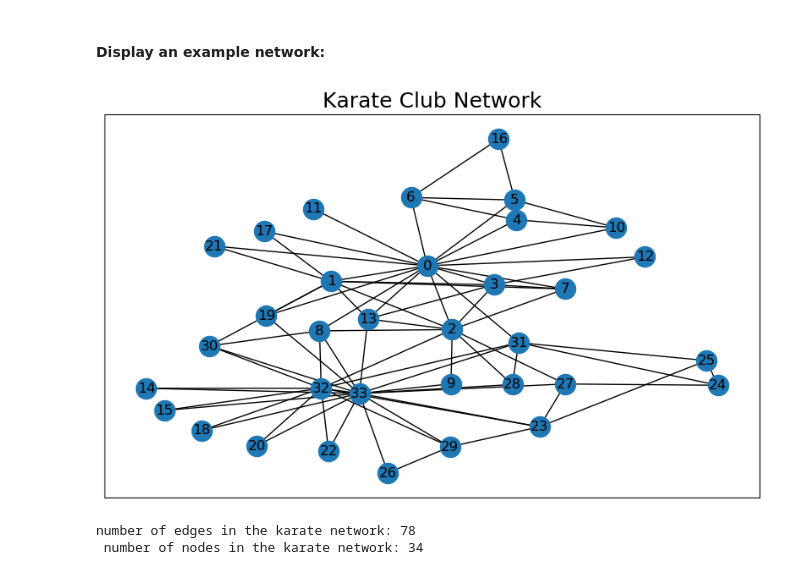
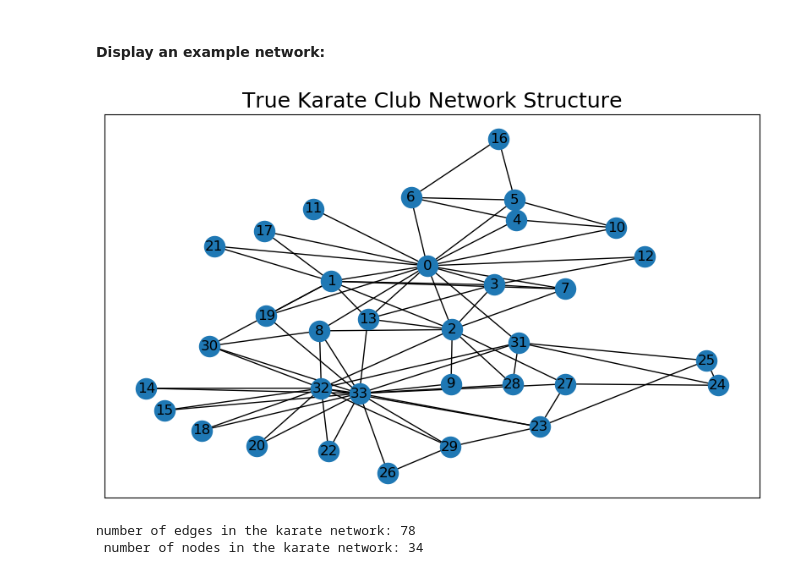
Before and after one commit to DaveLanday/DifferentiallyPrivateNetworks, a Jupyter notebook: notebooks/Project.ipynb, the cells around one changed output. Drawn from its saved outputs; the diff is of its cells as text; code cells hidden in the pictures.

```diff
--- a/notebooks/Project.ipynb
+++ b/notebooks/Project.ipynb
@@ -27,13 +32,13 @@ karate = nx.karate_club_graph()
 # %%
 fig, ax = plt.subplots(figsize=(10,6), dpi=100)
 pos = nx.kamada_kawai_layout(karate, scale=0.5)
 nx.draw_networkx_edges(karate, pos)
 nx.draw_networkx_nodes(karate, pos)
 nx.draw_networkx_labels(karate, pos)
-plt.title('Karate Club Network', fontsize=18)
+plt.title('True Karate Club Network Structure', fontsize=18)
 plt.show()
 # %% [output]
-[figure, old version]
+[figure, new version]
 # %%
 num_nodes = len(karate.nodes)
 num_edges = len(karate.edges)
```
Also changed, not shown: parts of 8 cells of this notebook, 1 other file.
